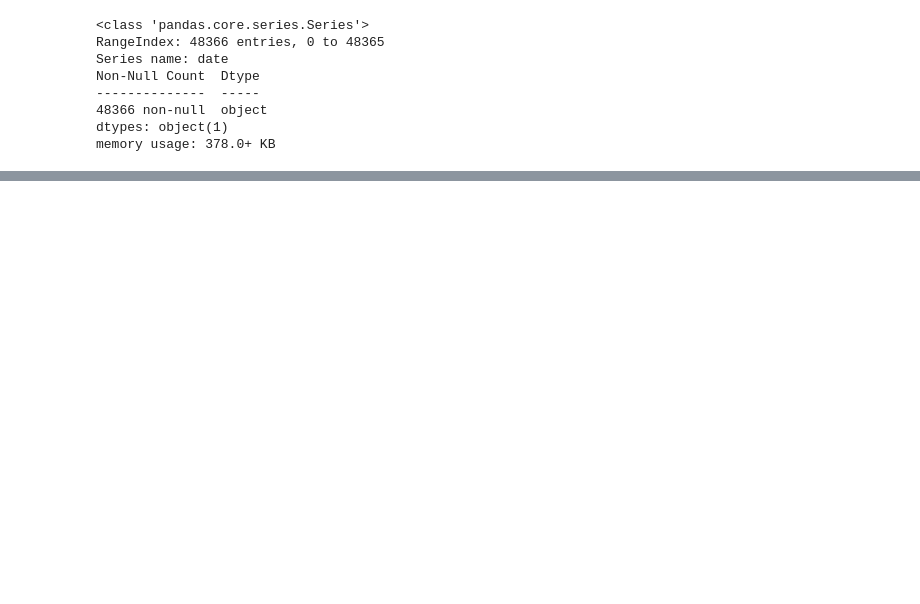
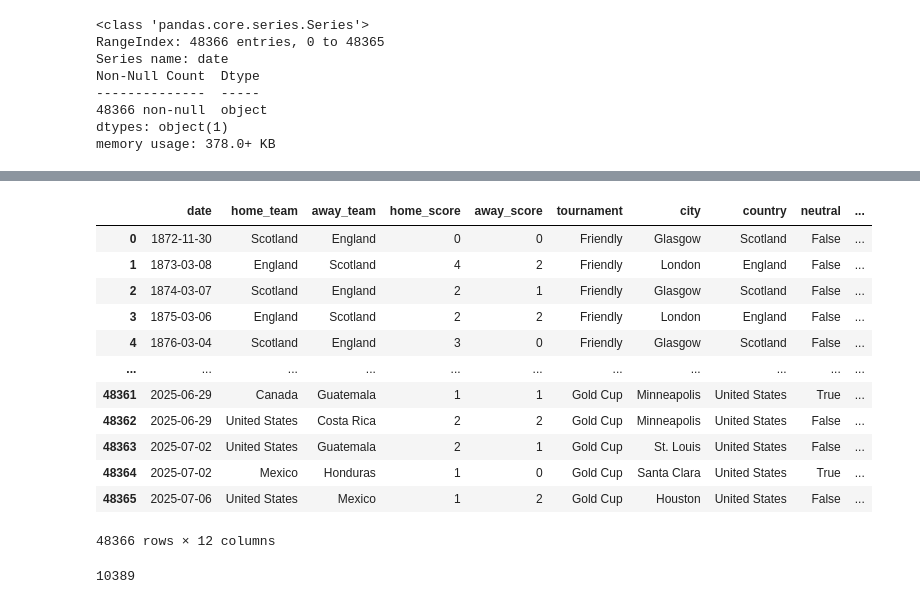
Before and after one commit to Jorgehernandez231/Project_1, a Jupyter notebook: dt-1.ipynb, the cells around one changed output, grey strips where cells are left out. Cells and saved outputs as stored; diff of their text form; code cells hidden in the pictures; blank space fills up the shorter version.

```diff
--- a/dt-1.ipynb
+++ b/dt-1.ipynb
@@ -238,0 +152,21 @@ df_worldcup
+# %%
+dt_merge['winner_x'] = dt_merge.apply(lambda row: row['winner_y'] if row['winner_x'] == 'Draw' else row['winner_x'], axis=1)
+dt_merge
+# %% [output]
+|  | date | home_team | away_team | home_score | away_score | tournament | city | country | neutral | ... |
+| 0 | 1872-11-30 | Scotland | England | 0 | 0 | Friendly | Glasgow | Scotland | False | ... |
+| 1 | 1873-03-08 | England | Scotland | 4 | 2 | Friendly | London | England | False | ... |
+| 2 | 1874-03-07 | Scotland | England | 2 | 1 | Friendly | Glasgow | Scotland | False | ... |
+| 3 | 1875-03-06 | England | Scotland | 2 | 2 | Friendly | London | England | False | ... |
+| 4 | 1876-03-04 | Scotland | England | 3 | 0 | Friendly | Glasgow | Scotland | False | ... |
+| ... | ... | ... | ... | ... | ... | ... | ... | ... | ... | ... |
+| 48361 | 2025-06-29 | Canada | Guatemala | 1 | 1 | Gold Cup | Minneapolis | United States | True | ... |
+| 48362 | 2025-06-29 | United States | Costa Rica | 2 | 2 | Gold Cup | Minneapolis | United States | False | ... |
+| 48363 | 2025-07-02 | United States | Guatemala | 2 | 1 | Gold Cup | St. Louis | United States | False | ... |
+| 48364 | 2025-07-02 | Mexico | Honduras | 1 | 0 | Gold Cup | Santa Clara | United States | True | ... |
+| 48365 | 2025-07-06 | United States | Mexico | 1 | 2 | Gold Cup | Houston | United States | False | ... |
+48366 rows × 12 columns
+# %%
+dt_merge.winner_x.isna().sum()
+# %% [output]
+10389
```
Also changed, not shown: parts of 19 cells of this notebook, 3 other files.
